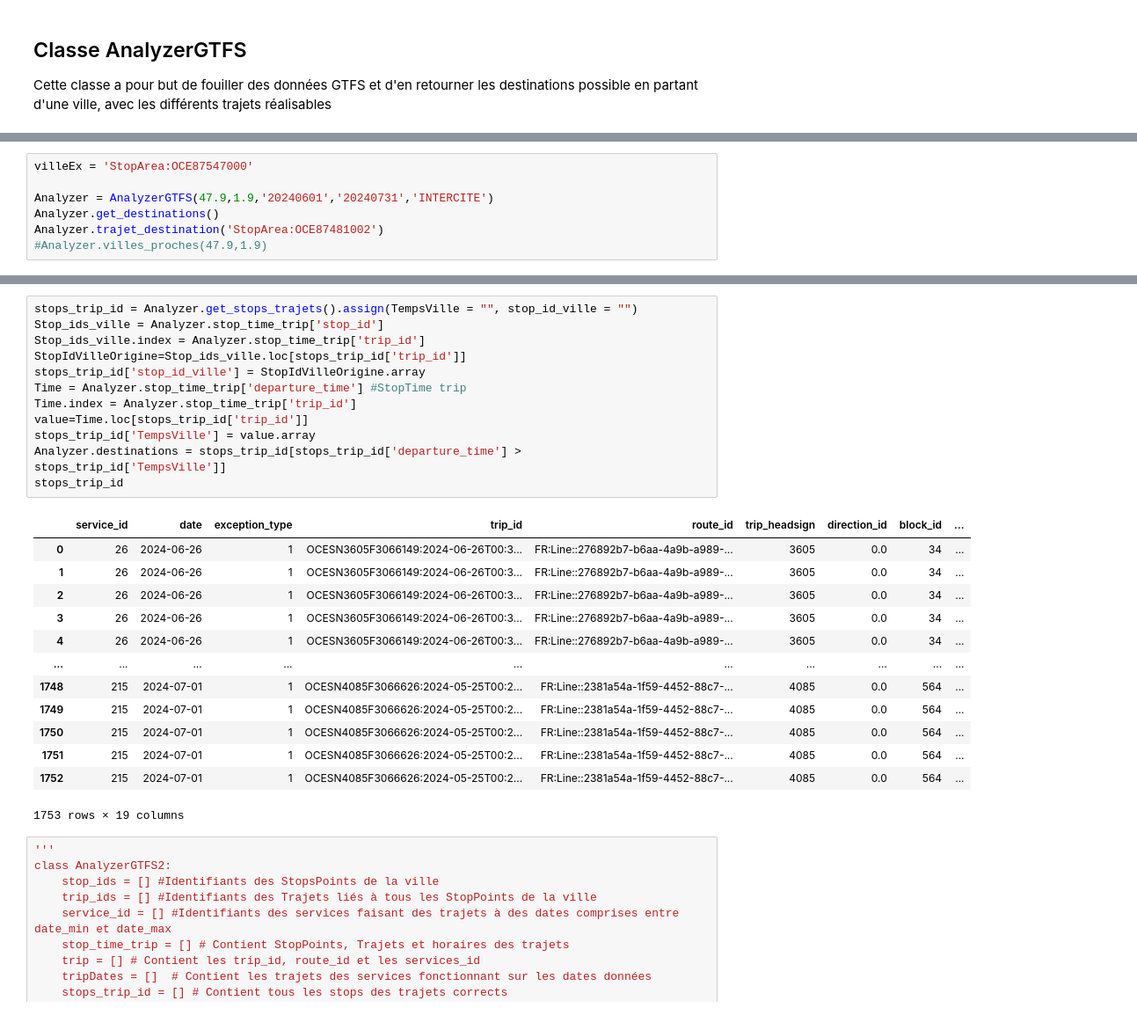
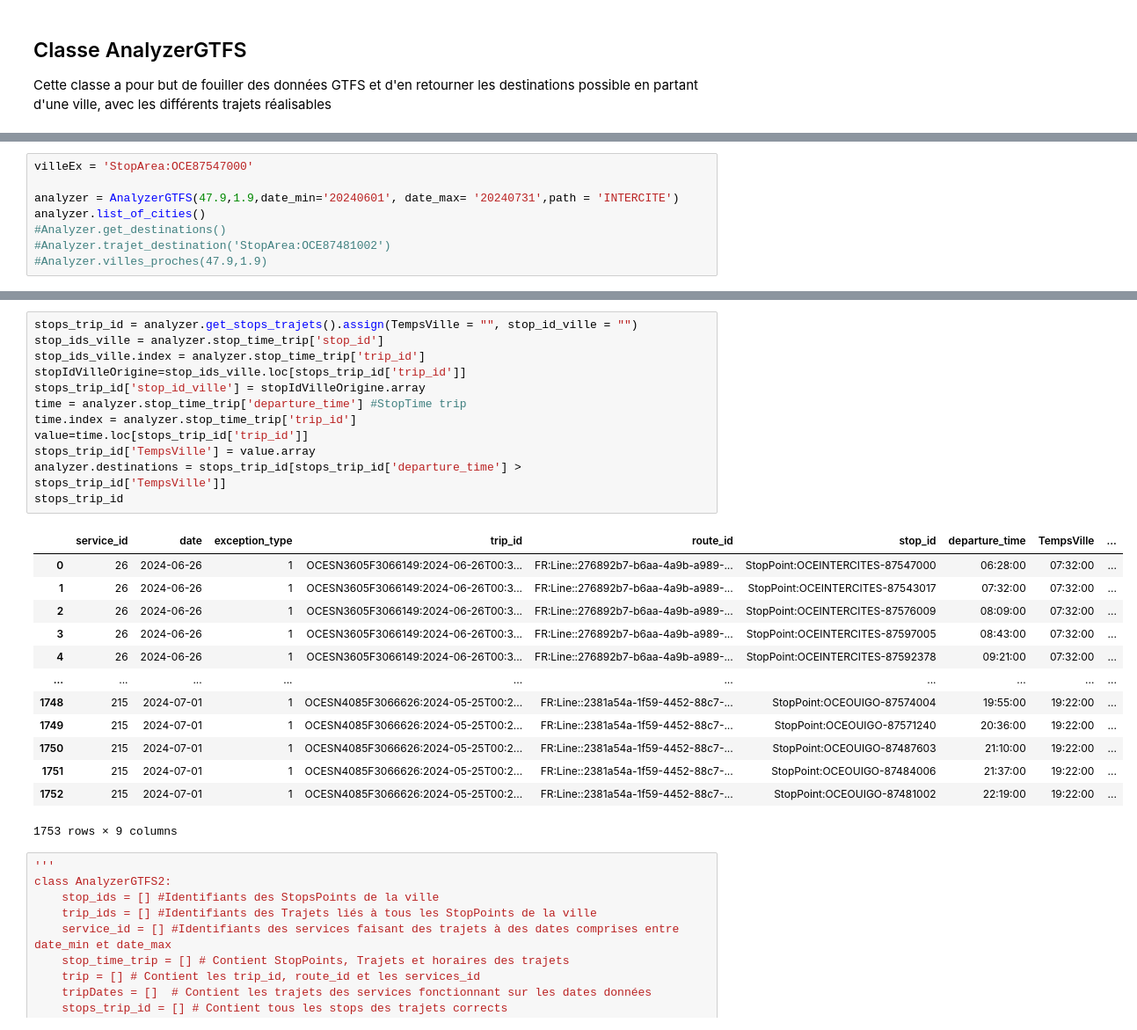
Before and after one commit to Arnolec/City2Anywhere, a Jupyter notebook: Notebook_Analyzer.ipynb, the cells around one changed output, grey strips where cells are left out. Shown: that part at 88% size. Saved outputs shown, nothing was run; the diff lists cells and outputs as text.

```diff
--- a/AnalyzerGTFS.ipynb
+++ b/Notebook_Analyzer.ipynb
@@ -105,8 +110,9 @@ class AnalyzerGTFS:
 # %%
 villeEx = 'StopArea:OCE87547000'
 
-Analyzer = AnalyzerGTFS(47.9,1.9,'20240601','20240731','INTERCITE')
-Analyzer.get_destinations()
-Analyzer.trajet_destination('StopArea:OCE87481002')
+analyzer = AnalyzerGTFS(47.9,1.9,date_min='20240601', date_max= '20240731',path = 'INTERCITE')
+analyzer.list_of_cities()
+#Analyzer.get_destinations()
+#Analyzer.trajet_destination('StopArea:OCE87481002')
 #Analyzer.villes_proches(47.9,1.9)
 # %% [output]
@@ -172,31 +178,31 @@ map
 # %% [output]
 [interactive output not drawn]
 # %%
-stops_trip_id = Analyzer.get_stops_trajets().assign(TempsVille = "", stop_id_ville = "")
-Stop_ids_ville = Analyzer.stop_time_trip['stop_id']
-Stop_ids_ville.index = Analyzer.stop_time_trip['trip_id']
-StopIdVilleOrigine=Stop_ids_ville.loc[stops_trip_id['trip_id']]
-stops_trip_id['stop_id_ville'] = StopIdVilleOrigine.array
-Time = Analyzer.stop_time_trip['departure_time'] #StopTime trip
-Time.index = Analyzer.stop_time_trip['trip_id']
-value=Time.loc[stops_trip_id['trip_id']]
+stops_trip_id = analyzer.get_stops_trajets().assign(TempsVille = "", stop_id_ville = "")
+stop_ids_ville = analyzer.stop_time_trip['stop_id']
+stop_ids_ville.index = analyzer.stop_time_trip['trip_id']
+stopIdVilleOrigine=stop_ids_ville.loc[stops_trip_id['trip_id']]
+stops_trip_id['stop_id_ville'] = stopIdVilleOrigine.array
+time = analyzer.stop_time_trip['departure_time'] #StopTime trip
+time.index = analyzer.stop_time_trip['trip_id']
+value=time.loc[stops_trip_id['trip_id']]
 stops_trip_id['TempsVille'] = value.array
-Analyzer.destinations = stops_trip_id[stops_trip_id['departure_time'] > stops_trip_id['TempsVille']]
+analyzer.destinations = stops_trip_id[stops_trip_id['departure_time'] > stops_trip_id['TempsVille']]
 stops_trip_id
 # %% [output]
-|  | service_id | date | exception_type | trip_id | route_id | trip_headsign | direction_id | block_id | ... |
-| 0 | 26 | 2024-06-26 | 1 | OCESN3605F3066149:2024-06-26T00:3... | FR:Line::276892b7-b6aa-4a9b-a989-... | 3605 | 0.0 | 34 | ... |
-| 1 | 26 | 2024-06-26 | 1 | OCESN3605F3066149:2024-06-26T00:3... | FR:Line::276892b7-b6aa-4a9b-a989-... | 3605 | 0.0 | 34 | ... |
-| 2 | 26 | 2024-06-26 | 1 | OCESN3605F3066149:2024-06-26T00:3... | FR:Line::276892b7-b6aa-4a9b-a989-... | 3605 | 0.0 | 34 | ... |
-| 3 | 26 | 2024-06-26 | 1 | OCESN3605F3066149:2024-06-26T00:3... | FR:Line::276892b7-b6aa-4a9b-a989-... | 3605 | 0.0 | 34 | ... |
-| 4 | 26 | 2024-06-26 | 1 | OCESN3605F3066149:2024-06-26T00:3... | FR:Line::276892b7-b6aa-4a9b-a989-... | 3605 | 0.0 | 34 | ... |
+|  | service_id | date | exception_type | trip_id | route_id | stop_id | departure_time | TempsVille | ... |
+| 0 | 26 | 2024-06-26 | 1 | OCESN3605F3066149:2024-06-26T00:3... | FR:Line::276892b7-b6aa-4a9b-a989-... | StopPoint:OCEINTERCITES-87547000 | 06:28:00 | 07:32:00 | ... |
+| 1 | 26 | 2024-06-26 | 1 | OCESN3605F3066149:2024-06-26T00:3... | FR:Line::276892b7-b6aa-4a9b-a989-... | StopPoint:OCEINTERCITES-87543017 | 07:32:00 | 07:32:00 | ... |
+| 2 | 26 | 2024-06-26 | 1 | OCESN3605F3066149:2024-06-26T00:3... | FR:Line::276892b7-b6aa-4a9b-a989-... | StopPoint:OCEINTERCITES-87576009 | 08:09:00 | 07:32:00 | ... |
+| 3 | 26 | 2024-06-26 | 1 | OCESN3605F3066149:2024-06-26T00:3... | FR:Line::276892b7-b6aa-4a9b-a989-... | StopPoint:OCEINTERCITES-87597005 | 08:43:00 | 07:32:00 | ... |
+| 4 | 26 | 2024-06-26 | 1 | OCESN3605F3066149:2024-06-26T00:3... | FR:Line::276892b7-b6aa-4a9b-a989-... | StopPoint:OCEINTERCITES-87592378 | 09:21:00 | 07:32:00 | ... |
 | ... | ... | ... | ... | ... | ... | ... | ... | ... | ... |
-| 1748 | 215 | 2024-07-01 | 1 | OCESN4085F3066626:2024-05-25T00:2... | FR:Line::2381a54a-1f59-4452-88c7-... | 4085 | 0.0 | 564 | ... |
-| 1749 | 215 | 2024-07-01 | 1 | OCESN4085F3066626:2024-05-25T00:2... | FR:Line::2381a54a-1f59-4452-88c7-... | 4085 | 0.0 | 564 | ... |
-| 1750 | 215 | 2024-07-01 | 1 | OCESN4085F3066626:2024-05-25T00:2... | FR:Line::2381a54a-1f59-4452-88c7-... | 4085 | 0.0 | 564 | ... |
-| 1751 | 215 | 2024-07-01 | 1 | OCESN4085F3066626:2024-05-25T00:2... | FR:Line::2381a54a-1f59-4452-88c7-... | 4085 | 0.0 | 564 | ... |
-| 1752 | 215 | 2024-07-01 | 1 | OCESN4085F3066626:2024-05-25T00:2... | FR:Line::2381a54a-1f59-4452-88c7-... | 4085 | 0.0 | 564 | ... |
+| 1748 | 215 | 2024-07-01 | 1 | OCESN4085F3066626:2024-05-25T00:2... | FR:Line::2381a54a-1f59-4452-88c7-... | StopPoint:OCEOUIGO-87574004 | 19:55:00 | 19:22:00 | ... |
+| 1749 | 215 | 2024-07-01 | 1 | OCESN4085F3066626:2024-05-25T00:2... | FR:Line::2381a54a-1f59-4452-88c7-... | StopPoint:OCEOUIGO-87571240 | 20:36:00 | 19:22:00 | ... |
+| 1750 | 215 | 2024-07-01 | 1 | OCESN4085F3066626:2024-05-25T00:2... | FR:Line::2381a54a-1f59-4452-88c7-... | StopPoint:OCEOUIGO-87487603 | 21:10:00 | 19:22:00 | ... |
+| 1751 | 215 | 2024-07-01 | 1 | OCESN4085F3066626:2024-05-25T00:2... | FR:Line::2381a54a-1f59-4452-88c7-... | StopPoint:OCEOUIGO-87484006 | 21:37:00 | 19:22:00 | ... |
+| 1752 | 215 | 2024-07-01 | 1 | OCESN4085F3066626:2024-05-25T00:2... | FR:Line::2381a54a-1f59-4452-88c7-... | StopPoint:OCEOUIGO-87481002 | 22:19:00 | 19:22:00 | ... |
-1753 rows × 19 columns
+1753 rows × 9 columns
 # %%
 '''
 class AnalyzerGTFS2:
```
Also changed, not shown: parts of 4 cells of this notebook, 2 other files.
